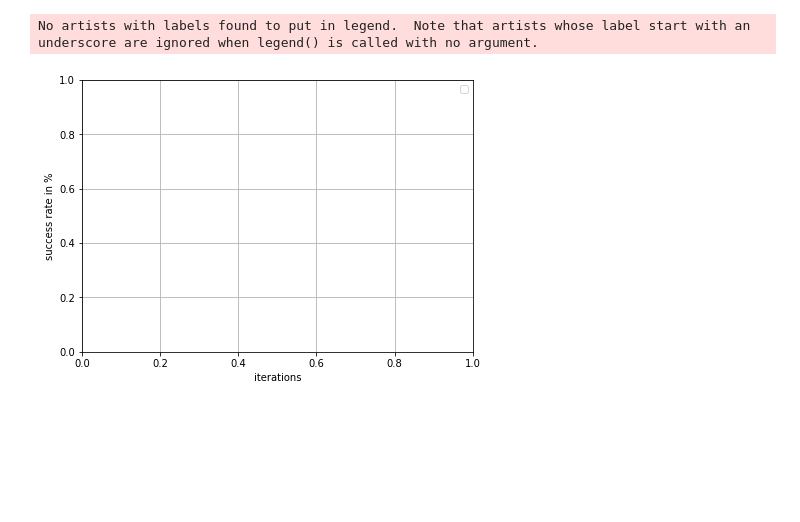
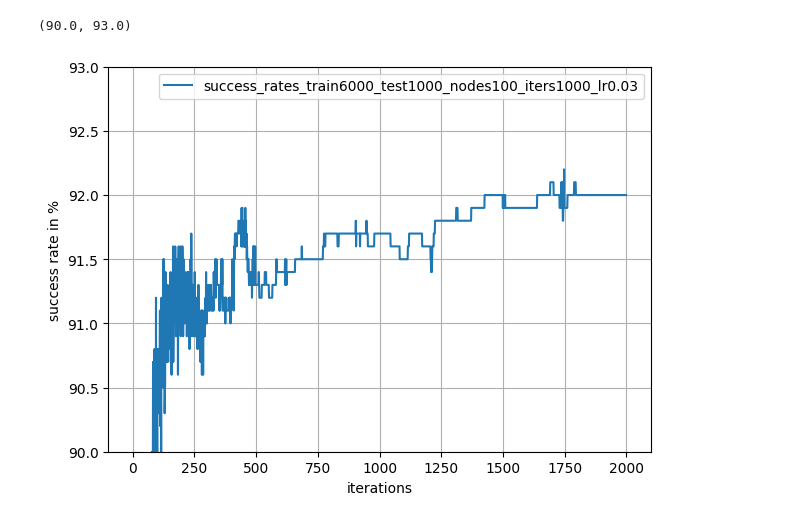
Before and after one commit to LennMesselken/Seminar-Ai, a Jupyter notebook: code/13_training_hyperparameters.ipynb, the cells around one changed output. Cells and saved outputs as stored; diff of their text form; code cells hidden in the pictures; blank space fills up the shorter version.

```diff
--- a/code/13_training_hyperparameters.ipynb
+++ b/code/13_training_hyperparameters.ipynb
@@ -156,13 +156,13 @@ def train(X_train, Y_train, X_test, Y_test, n_hidden_nodes, iterations, lr):
 # %%
 n_train = 6000 # number of examples in training data (max is 60,000)
 n_test  = 1000 # number of examples in training data (max is 10,000)
-n_nodes = 3000 # number of hidden nodes
-n_iters = 1000 # number of iterations
-lr      = 0.03
+n_nodes = 400 # number of hidden nodes
+n_iters = 2000 # number of iterations
+lr      = 0.8
 
 # create a string with the parameter values
 lr_str = str(lr).replace('.', 'p')
-name = 'success_rates_train{}_test{}_nodes{}_iters{}_lr'.format(n_train, n_test, n_nodes, n_iters)+lr_str
+name = 'success_rates_train{}_test{}_nodes{}_iters{}_lr_01'.format(n_train, n_test, n_nodes, n_iters)+lr_str
 
 
 (w1, w2, sr) = train(X_train[:n_train], Y_train[:n_train],
@@ -191,21 +191,21 @@ Iteration:   999, Loss: 0.03570843, Accuracy: 90.10%
 # %%
 # here you can plot several training curves alongside each other
 # uncomment, delete, edit, copy-paste lines correspondingly
 # edit the NAME of the results to be plotted AND edit the LABEL, such that the legend is correct
 plt.figure(figsize = (7,5))
 #plt.plot(success_rates['success_rates_train6000_test1000_nodes30_iters1000_lr0p03'], label = 'success_rates_train6000_test1000_nodes30_iters1000_lr0.03')
-#plt.plot(success_rates['success_rates_train6000_test1000_nodes100_iters1000_lr0p03'], label = 'success_rates_train6000_test1000_nodes100_iters1000_lr0.03')
+plt.plot(success_rates['success_rates_train6000_test1000_nodes800_iters2000_lr0p8'], label = 'success_rates_train6000_test1000_nodes100_iters1000_lr0.03')
 #plt.plot(success_rates['success_rates_train6000_test1000_nodes300_iters1000_lr0p03'], label = 'success_rates_train6000_test1000_nodes300_iters1000_lr0.03')
 #plt.plot(success_rates['success_rates_train6000_test1000_nodes784_iters1000_lr0p03'], label = 'success_rates_train6000_test1000_nodes784_iters1000_lr0.03')
 #plt.plot(success_rates['success_rates_train6000_test1000_nodes1000_iters1000_lr0p03'], label = 'success_rates_train6000_test1000_nodes1000_iters1000_lr0.03')
 plt.legend()
 plt.xlabel('iterations')
 plt.ylabel('success rate in %')
 plt.grid()
-# plt.ylim([80,95]) # uncomment line to restrict the y-range for more detailed view on the late training
+plt.ylim([90,93]) # uncomment line to restrict the y-range for more detailed view on the late training
 # %% [output]
-No artists with labels found to put in legend.  Note that artists whose label start with an underscore are ignored when legend() is called with no argument.
+(90.0, 93.0)
-[figure, old version]
+[figure, new version]
 # %%
 # Exercises
 
```
Also changed, not shown: parts of 1 cell of this notebook.
